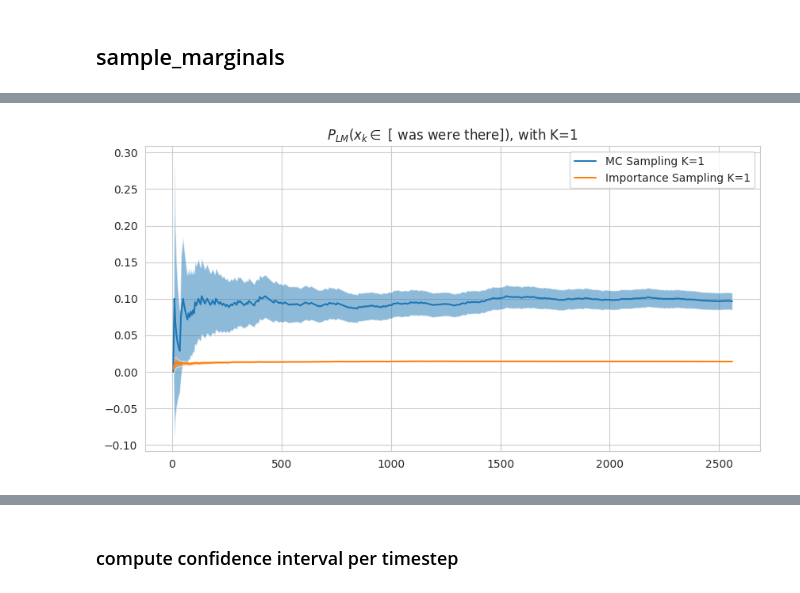
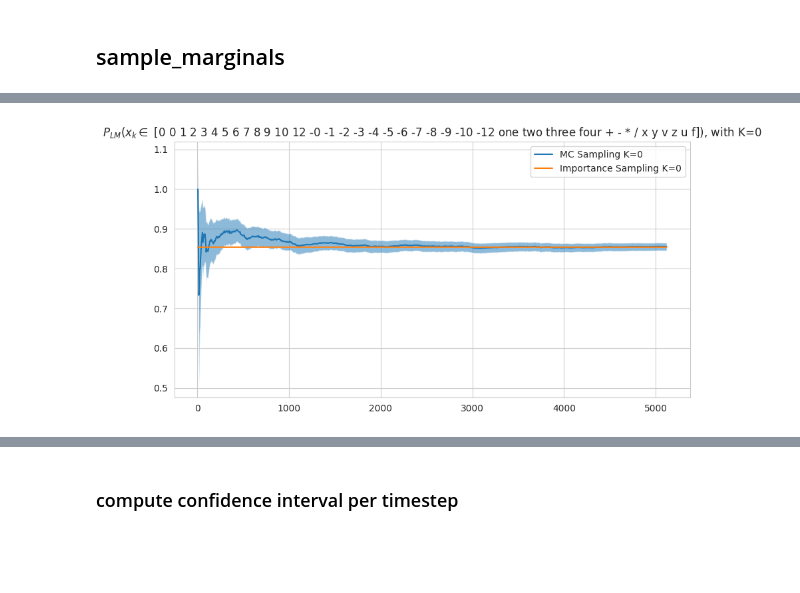
Before and after one commit to PastelBelem8/constrained-decoding, a Jupyter notebook: scripts/notebooks/convergence-plots.ipynb, the cells around one changed output, grey strips where cells are left out. Drawn from its saved outputs; the diff is of its cells as text; code cells hidden in the pictures; blank space fills up the shorter version.

```diff
--- a/scripts/notebooks/convergence-plots.ipynb
+++ b/scripts/notebooks/convergence-plots.ipynb
@@ -97,7 +97,8 @@ def plot_convergence_plots(ids, means, cis, labels, input_str, avoid_terms, titl
 from sampling.importance_sampler import ImportanceSampler
 from sampling.naive_sampler import NaiveSampler
 
-MODEL_NAME = "EleutherAI/gpt-neo-125M"
+# MODEL_NAME = "EleutherAI/gpt-neo-125M"
+MODEL_NAME = "EleutherAI/gpt-neo-1.3B"
 
 # Load the sampler (including model + tokenizer)
 sampler_is = ImportanceSampler(MODEL_NAME, device="cuda")
@@ -119,8 +115,8 @@ Pad token id: 50256
 NUM_SEQUENCES = 2560
 
 estimate_not_occur_kwargs = {
-    "input_str": "Once upon a",
-    "avoid_terms": " time",
+    "input_str": "2 + 2 =",
+    "avoid_terms": "0 0 1 2 3 4 5 6 7 8 9 10 12 -0 -1 -2 -3 -4 -5 -6 -7 -8 -9 -10 -12 one two three four + - * / x y v z u f",
 
     # "input_str": "He is such a",
     # "avoid_terms": ". . , ! ?",
@@ -134,7 +130,6 @@ estimate_not_occur_kwargs = {
     # "input_str": "The movie was great!",
     # "avoid_terms": "positive",
 
-
     "num_sequences": NUM_SEQUENCES,
     "batch_size": 64, # 40 iterations
     "max_num_tokens": 50,
@@ -312,12 +309,19 @@ NUM_SEQUENCES = 2560
 estimate_marginals_kwargs = {
     # "input_str": "He is such a",
     # "terms": ". . , ! ?",
-    "input_str": "Once upon a",
-    "terms": " was were there time",
+    # "input_str": "Once upon a time",
+    # "terms": " was were",
+    # "input_str": None,
+    # "terms": ". , ! ?",
+    # "terms": "0 1 2 3 4 5 6 7 8 9",
+
+    "input_str": "2 + 2 =",
+    "terms": " 0 1 2 3 4 5 6 7 8 9 10 12 -0 -1 -2 -3 -4 -5 -6 -7 -8 -9 -10 -12 one two three four + - * / .",
     "num_sequences": NUM_SEQUENCES,
     "batch_size": 64,
     "max_num_tokens": 50,
     "seed": 97163,
+    "add_first_word_tokens": True,
 }
 
 marginals_results_mc = sampler_mc.batch_estimate_marginals(**estimate_marginals_kwargs)
@@ -346,21 +376,21 @@ plot_convergence_plots(
 # %%
-k = 1
+k = 0
 ## convergence of the algorithm as a function of the number of samples
 prob_marginals_IS = marginals_results_is.probs[k]
 prob_marginals_MC = marginals_results_mc.probs[k]
 
 
 naive_mean, naive_cis, naive_ids = sample_mean_std(prob_marginals_MC)
 imp_mean, imp_cis, imp_ids = sample_mean_std(prob_marginals_IS)
 
 plot_convergence_plots(
     ids=[naive_ids, imp_ids],
     means=[naive_mean, imp_mean],
     cis=[naive_cis, imp_cis],
     labels=[f"MC Sampling K={k}", f"Importance Sampling K={k}"],
     input_str=estimate_not_occur_kwargs["input_str"],
     avoid_terms=estimate_not_occur_kwargs["avoid_terms"],
     title="$P_{LM}(x_k \in$ [" + estimate_marginals_kwargs["terms"] +f"]$)$, with K={k}"
 )
 # %% [output]
-[figure, old version]
+[figure, new version]
```
Also changed, not shown: parts of 27 cells of this notebook, 4 other files.
